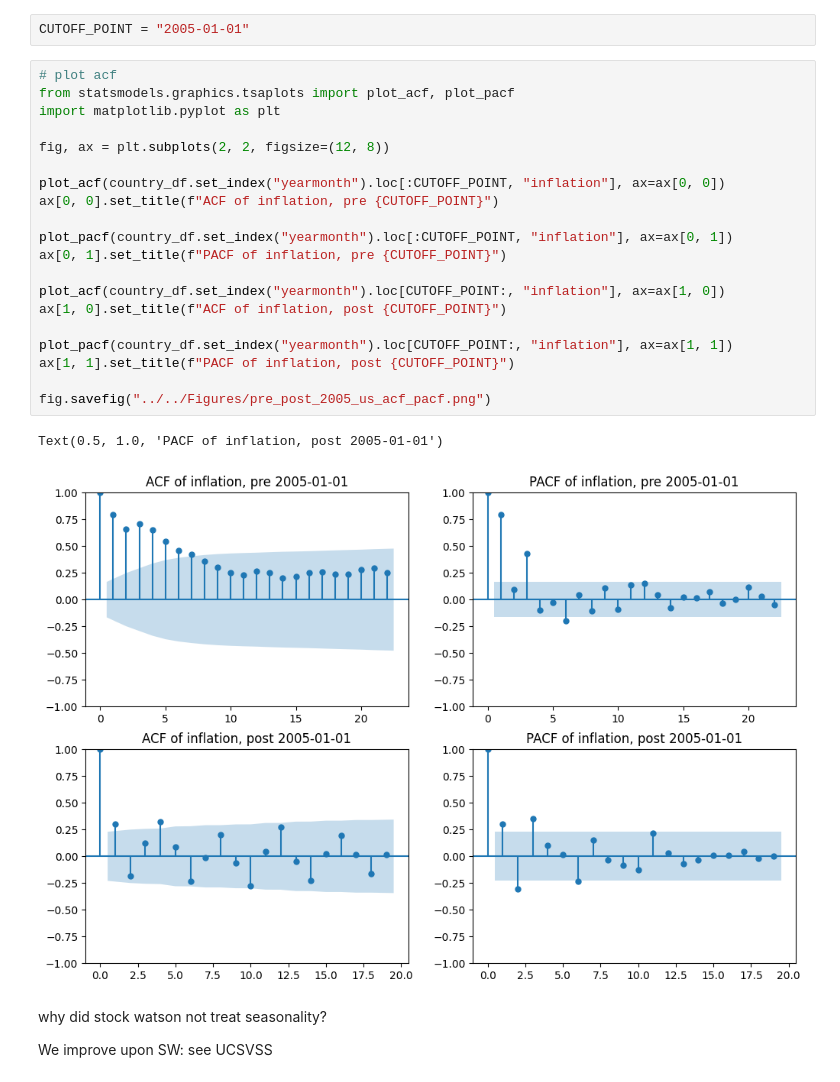
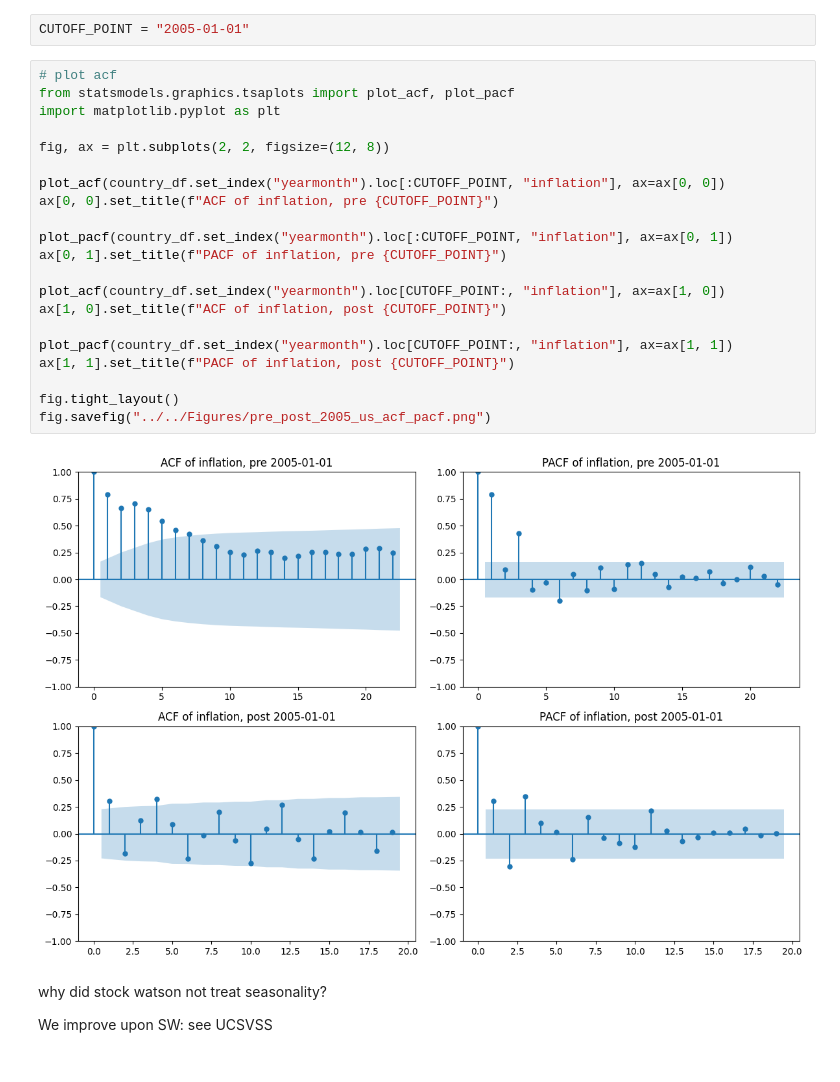
Before and after one commit to mvanaltvorst/seminar, a Jupyter notebook: notebooks/methods/ucsv_particle_filter.ipynb, the cells around one changed output. Cells and saved outputs as stored; diff of their text form.

```diff
--- a/notebooks/methods/ucsv_particle_filter.ipynb
+++ b/notebooks/methods/ucsv_particle_filter.ipynb
@@ -169,26 +169,26 @@ CUTOFF_POINT = "2005-01-01"
 # %%
 # plot acf
 from statsmodels.graphics.tsaplots import plot_acf, plot_pacf
 import matplotlib.pyplot as plt
 
 fig, ax = plt.subplots(2, 2, figsize=(12, 8))
 
 plot_acf(country_df.set_index("yearmonth").loc[:CUTOFF_POINT, "inflation"], ax=ax[0, 0])
 ax[0, 0].set_title(f"ACF of inflation, pre {CUTOFF_POINT}")
 
 plot_pacf(country_df.set_index("yearmonth").loc[:CUTOFF_POINT, "inflation"], ax=ax[0, 1])
 ax[0, 1].set_title(f"PACF of inflation, pre {CUTOFF_POINT}")
 
 plot_acf(country_df.set_index("yearmonth").loc[CUTOFF_POINT:, "inflation"], ax=ax[1, 0])
 ax[1, 0].set_title(f"ACF of inflation, post {CUTOFF_POINT}")
 
 plot_pacf(country_df.set_index("yearmonth").loc[CUTOFF_POINT:, "inflation"], ax=ax[1, 1])
 ax[1, 1].set_title(f"PACF of inflation, post {CUTOFF_POINT}")
 
+fig.tight_layout()
 fig.savefig("../../Figures/pre_post_2005_us_acf_pacf.png")
 # %% [output]
-Text(0.5, 1.0, 'PACF of inflation, post 2005-01-01')
-[figure, old version]
+[figure, new version]
 # %% [markdown]
 why did stock watson not treat seasonality?
 
```
Also changed, not shown: parts of 4 cells of this notebook, 5 other files.
